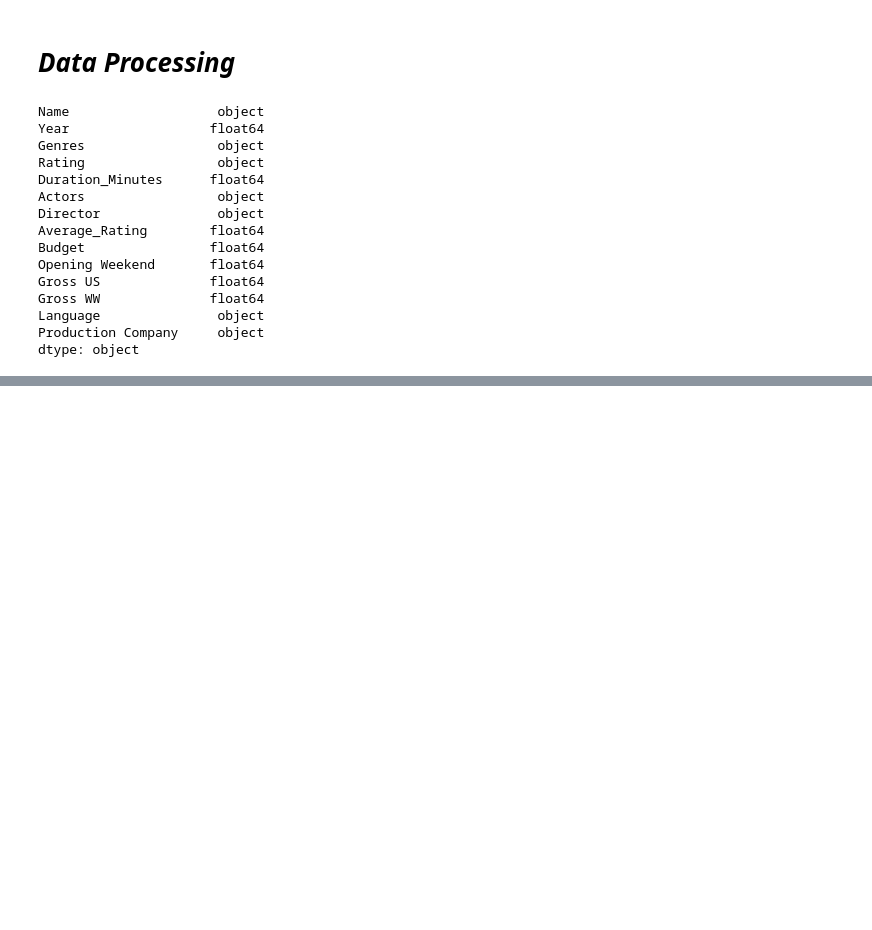
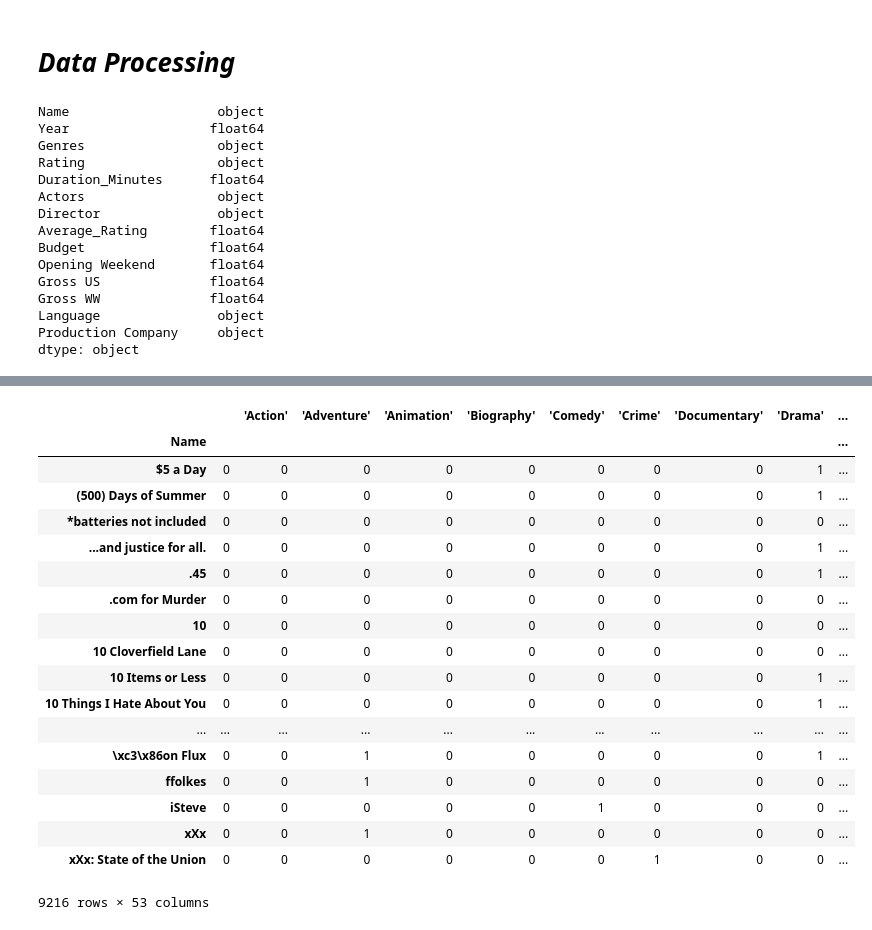
Before and after one commit to ZakBastiani/DataScienceProject2019, a Jupyter notebook: Data Processing.ipynb, the cells around one changed output, grey strips where cells are left out. Drawn from its saved outputs; the diff is of its cells as text; code cells hidden in the pictures; blank space fills up the shorter version.

```diff
--- a/Data Processing.ipynb
+++ b/Data Processing.ipynb
@@ -314,0 +232,4 @@ plt.show()
+# %%
+movies["Genres"] = movies["Genres"].str.replace('[','')
+movies["Genres"] = movies["Genres"].str.replace(']','')
+movies.head()
@@ -314,0 +243,2 @@ plt.show()
+# %%
+cleaned = movies.set_index('Name').Genres.str.split(',', expand=True).stack()
@@ -314,0 +255,22 @@ plt.show()
+# %%
+pd.get_dummies(cleaned).groupby(level=0).sum()
+# %% [output]
+|  |  | 'Action' | 'Adventure' | 'Animation' | 'Biography' | 'Comedy' | 'Crime' | 'Documentary' | 'Drama' | ... |
+| Name |  |  |  |  |  |  |  |  |  | ... |
+| $5 a Day | 0 | 0 | 0 | 0 | 0 | 0 | 0 | 0 | 1 | ... |
+| (500) Days of Summer | 0 | 0 | 0 | 0 | 0 | 0 | 0 | 0 | 1 | ... |
+| *batteries not included | 0 | 0 | 0 | 0 | 0 | 0 | 0 | 0 | 0 | ... |
+| ...and justice for all. | 0 | 0 | 0 | 0 | 0 | 0 | 0 | 0 | 1 | ... |
+| .45 | 0 | 0 | 0 | 0 | 0 | 0 | 0 | 0 | 1 | ... |
+| .com for Murder | 0 | 0 | 0 | 0 | 0 | 0 | 0 | 0 | 0 | ... |
+| 10 | 0 | 0 | 0 | 0 | 0 | 0 | 0 | 0 | 0 | ... |
+| 10 Cloverfield Lane | 0 | 0 | 0 | 0 | 0 | 0 | 0 | 0 | 0 | ... |
+| 10 Items or Less | 0 | 0 | 0 | 0 | 0 | 0 | 0 | 0 | 1 | ... |
+| 10 Things I Hate About You | 0 | 0 | 0 | 0 | 0 | 0 | 0 | 0 | 1 | ... |
+| ... | ... | ... | ... | ... | ... | ... | ... | ... | ... | ... |
+| \xc3\x86on Flux | 0 | 0 | 1 | 0 | 0 | 0 | 0 | 0 | 1 | ... |
+| ffolkes | 0 | 0 | 1 | 0 | 0 | 0 | 0 | 0 | 0 | ... |
+| iSteve | 0 | 0 | 0 | 0 | 0 | 1 | 0 | 0 | 0 | ... |
+| xXx | 0 | 0 | 1 | 0 | 0 | 0 | 0 | 0 | 0 | ... |
+| xXx: State of the Union | 0 | 0 | 0 | 0 | 0 | 0 | 1 | 0 | 0 | ... |
+9216 rows × 53 columns
```
Also changed, not shown: parts of 30 cells of this notebook.
